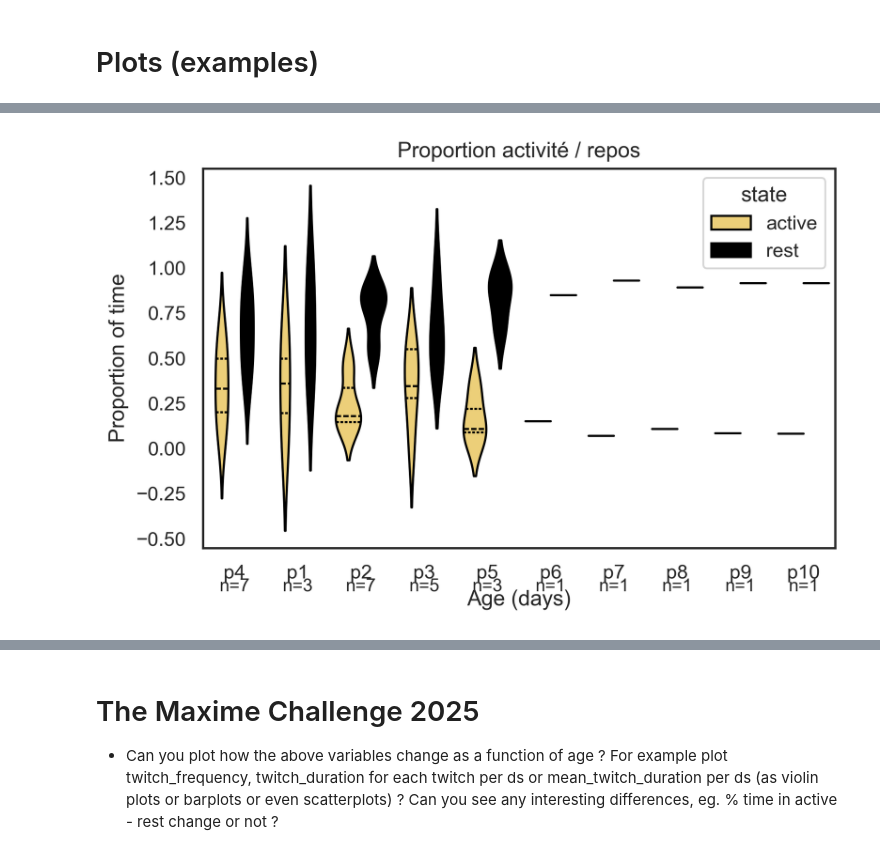
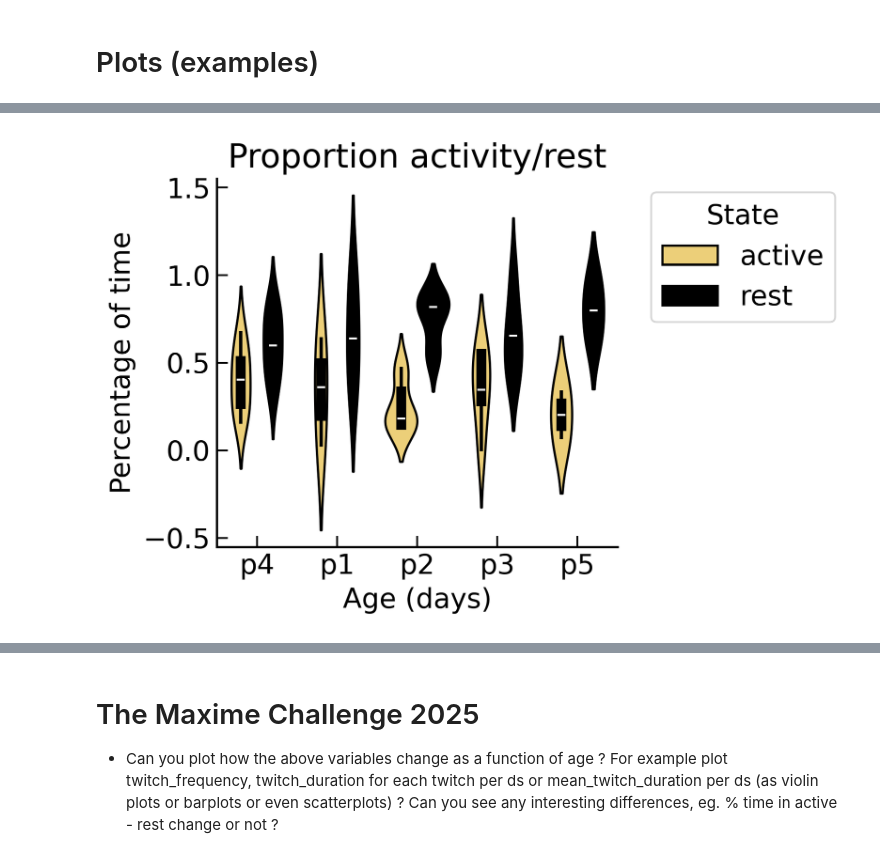
Before and after one commit to SofiaZang/Mousecraft, a Jupyter notebook: demo/mousecraft_beh_plots.ipynb, the cells around one changed output, grey strips where cells are left out. Cells and saved outputs as stored; diff of their text form; code cells hidden in the pictures.

```diff
--- a/demo/mousecraft_beh_plots.ipynb
+++ b/demo/mousecraft_beh_plots.ipynb
@@ -582,6 +582,11 @@ def load_mousecraft_validations(params_path, data_root=None, mode="cells"): #or
 
         # Filter only accepted / edited / manually added
         valid_events = val_df[val_df['status'].isin(['accepted', 'edited', 'manually added'])]
+        TP = val_df[val_df['status'].isin(['accepted', 'edited'])]
+        FP = val_df[val_df['status'] == 'rejected']
+        TP_count = len(TP)
+        FP_count = len(FP)
+        Rate = (TP_count-FP_count)/(TP_count+FP_count)
 
         # Separate twitches and active motions
         twitches = valid_events[valid_events['event_type'] == 'twitch']
@@ -624,6 +629,9 @@ def load_mousecraft_validations(params_path, data_root=None, mode="cells"): #or
         #compute time in rest (sleep)
         rest_time_sec = total_time_sec - active_motion_time_sec
         twitch_frequency = twitch_count / rest_time_sec # in Hz
+        pourcentage_activity = (active_motion_time_sec/total_time_sec)*100
+        pourcentage_rest = (rest_time_sec/total_time_sec)*100
+        active_frequency = active_motion_count/total_time_sec
 
         # Save all metrices we are interested in
         results[ds] = {
@@ -639,11 +647,17 @@ def load_mousecraft_validations(params_path, data_root=None, mode="cells"): #or
             'mean_active_motion_duration': mean_active_motion_duration,
             'active_motion_intervals': inter_active_motion_intrvl,
             'mean_active_motion_interval': mean_inter_active_motion_intrvl,
+            'active_frequency': active_frequency,
 
             # % in Awake - Rest (sleep)
             "active_motion_time_sec": active_motion_time_sec,
             "rest_time_sec": rest_time_sec,
-            "total_time_sec": total_time_sec
+            "total_time_sec": total_time_sec,
+            "pourcentage_activity" : pourcentage_activity,
+            "pourcentage_rest" : pourcentage_rest,
+            "TP" : TP,
+            "FP" : FP,
+            "Rate" : Rate
         }
 
     return pd.DataFrame.from_dict(results, orient='index').reset_index().rename(columns={'index': 'ds'}) # dataframe to merge with metadata xls
@@ -889,31 +1027,42 @@ plt.show()
 # %%
+import re
+# Transformer proportion en pourcentage
+# df_long['proportion'] #= df_long['proportion'] * 100
+
+percentage_active = merged_df['pourcentage_activity']
+percentage_rest = merged_df['pourcentage_rest']
+
+# age_order = sorted(df_long['age'].unique(), key=lambda x: int(re.search(r'P(\d+)', x).group(1)) if re.search(r'P(\d+)', x) else 9999)
+age_order = ['p1', 'p2', 'p3', 'p4', 'p5']
 plt.figure(figsize=(6, 4))
 
 sns.violinplot(
     data=df_long,
     x='age',
     y='proportion',
     hue='state',
     split=False,         # violins côte à côte
     palette=colors,
-    inner="quartile",
     linewidth=1.2
 )
 
 plt.xlabel('Age (days)')
-plt.ylabel('Proportion of time')
-plt.title('Proportion activité / repos')
+plt.ylabel('Percentage of time')  # <- axe mis à jour
+plt.title('Proportion activity/rest')
 
 # n=xx sous les ticks
-xticks = sorted(merged_df['age'].unique())
-plt.xticks(xticks)
-ymin, ymax = plt.ylim()
-offset = (ymax - ymin) * 0.08
-for age in xticks:
-    n = age_counts.get(age, 0)
-    plt.text(age, ymin - offset, f"n={n}", ha='center', va='top', fontsize=10)
+xticks = sorted(np.sort(merged_df['age'].unique()))
+plt.xticks(age_order)
+# ymin, ymax = plt.ylim()
+# offset = (ymax - ymin) * 0.08
+# for age in xticks:
+#     n = age_counts.get(age, 0)
+#     plt.text(age, ymin - offset, f"n={n}", ha='center', va='top', fontsize=10)
+
+plt.legend(title="State", bbox_to_anchor=(1.05, 1), loc='upper left')
 
 plt.tight_layout()
+plt.savefig("violin_plot_percentage.png", dpi=300)
 plt.show()
 # %% [output]
-[figure, old version]
+[figure, new version]
```
Also changed, not shown: parts of 22 cells of this notebook, 14 other files.
